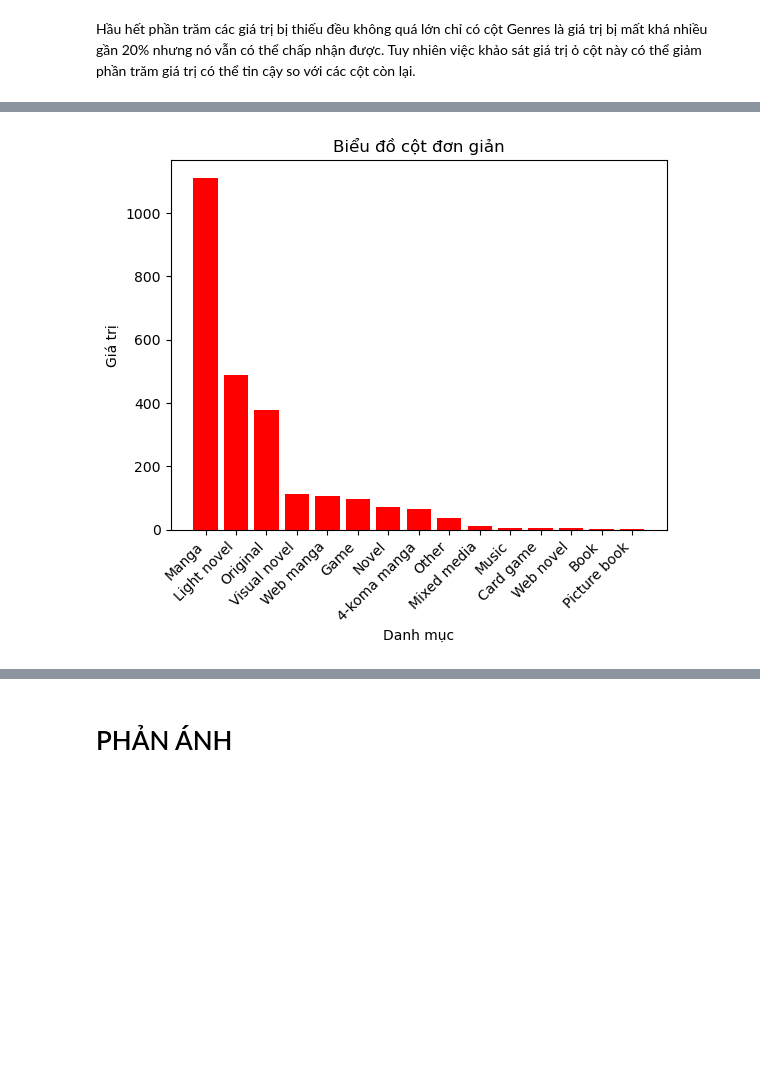
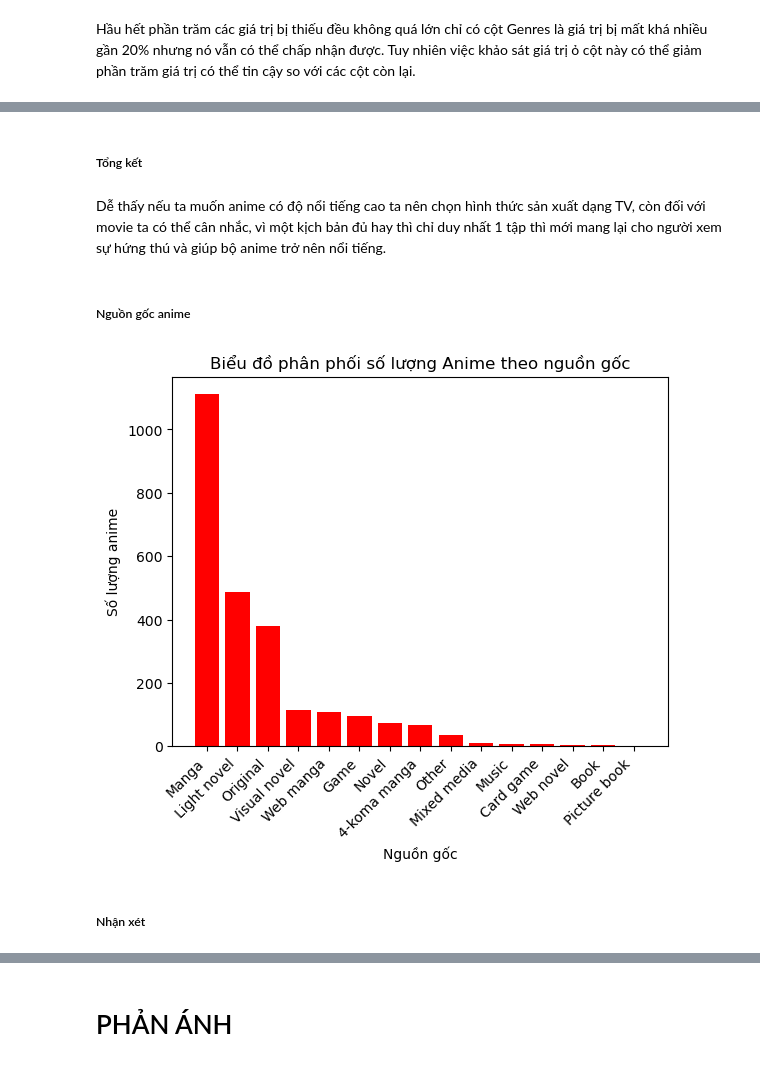
Before and after one commit to AnTuannn/FinalProject_LTKHDL_HKT, a Jupyter notebook: TraLoiCauHoi.ipynb, the cells around one changed output, grey strips where cells are left out. Drawn from its saved outputs; the diff is of its cells as text; code cells hidden in the pictures; blank space fills up the shorter version.

```diff
--- a/TraLoiCauHoi.ipynb
+++ b/TraLoiCauHoi.ipynb
@@ -168,13 +249,21 @@ plt.show()
+# %% [markdown]
+##### Tổng kết
+# %% [markdown]
+Dễ thấy nếu ta muốn anime có độ nổi tiếng cao ta nên chọn hình thức sản xuất dạng TV, còn đối với movie ta có thể cân nhắc, vì một kịch bản đủ hay thì chỉ duy nhất 1 tập thì mới mang lại cho người xem sự hứng thú và giúp bộ anime trở nên nổi tiếng.
+# %% [markdown]
+##### Nguồn gốc anime
 # %%
 # Vẽ biểu đồ cột
 plt.bar(source_distribution.keys(), source_distribution.values(), color='red')
 plt.xticks(rotation=45, ha='right')
 # Thêm tiêu đề và nhãn cho trục
-plt.title('Biểu đồ cột đơn giản')
-plt.xlabel('Danh mục')
-plt.ylabel('Giá trị')
+plt.title('Biểu đồ phân phối số lượng Anime theo nguồn gốc')
+plt.xlabel('Nguồn gốc')
+plt.ylabel('Số lượng anime')
 
 # Hiển thị biểu đồ
 plt.show()
 # %% [output]
-[figure, old version]
+[figure, new version]
+# %% [markdown]
+##### Nhận xét
```
Also changed, not shown: parts of 49 cells of this notebook.
